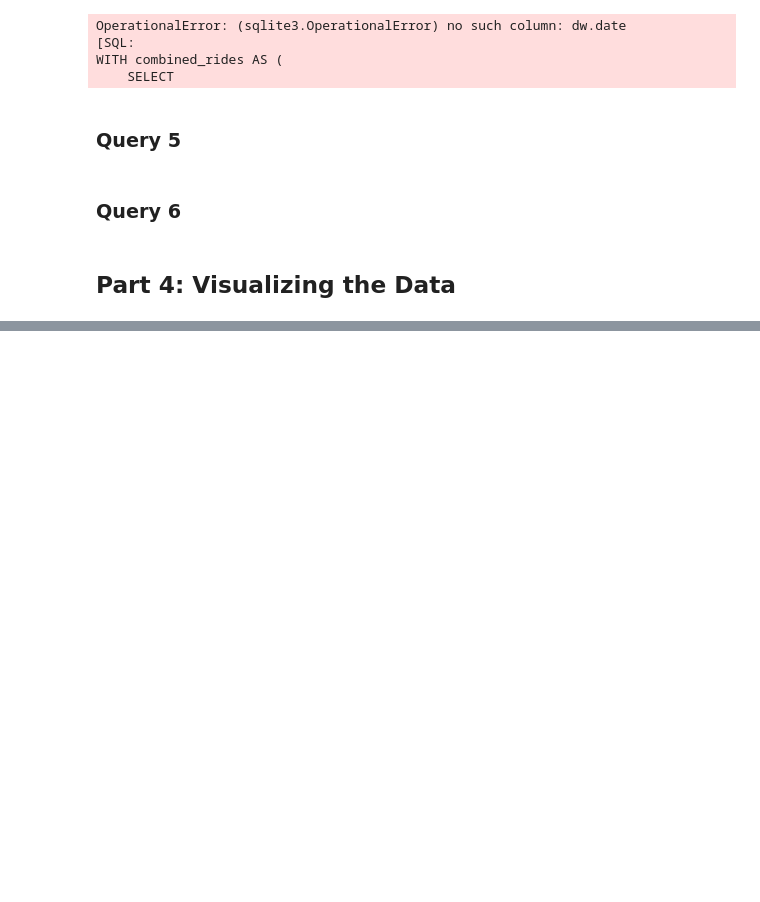
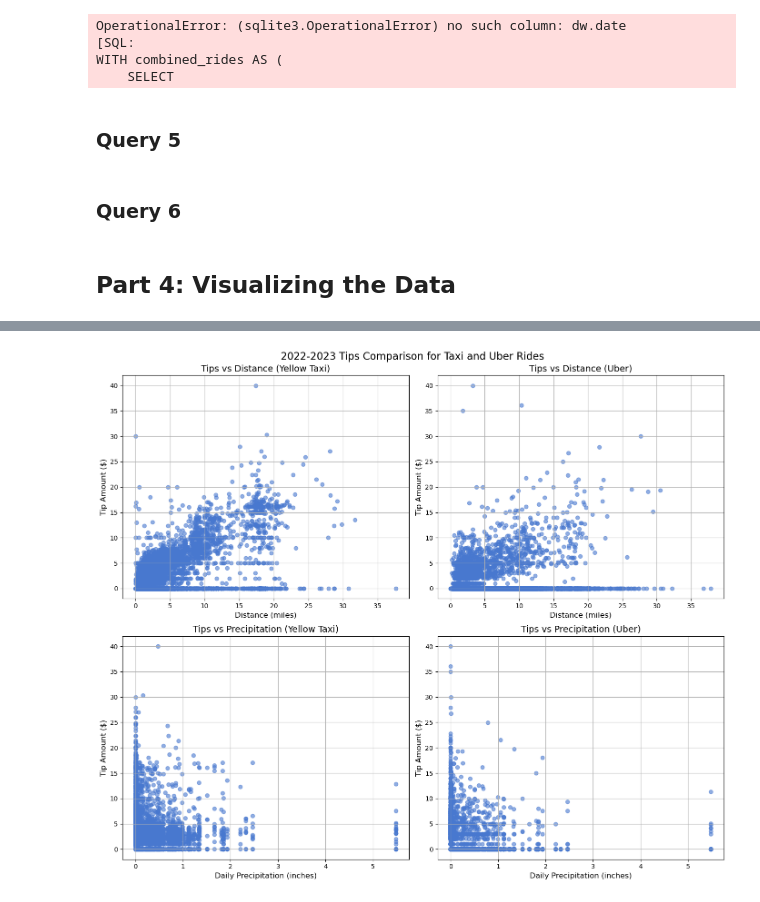
Before and after one commit to rosyzhj/4501-final-project, a Jupyter notebook: Project Scaffolding.ipynb, the cells around one changed output, grey strips where cells are left out. Saved outputs shown, nothing was run; the diff lists cells and outputs as text; code cells hidden in the pictures; blank space fills up the shorter version.

```diff
--- a/Project Scaffolding.ipynb
+++ b/Project Scaffolding.ipynb
@@ -1079,0 +1362,41 @@ plot_visual_1(some_dataframe)
+# %%
+def get_data_for_visual_5(engine) -> (pd.DataFrame, pd.DataFrame):
+    """
+    Gets data relevant to Yellow Taxi and Uber rides with distance, tips and precipitation between
+    2022 and 2023.
+
+    Args:
+        engine: SQLAlchemy database engine.
+
+    Returns:
+        tuple: Two DataFrames, one for taxi data and one for Uber data.
+    """
+    taxi_query = """
+    SELECT
+        tt.tpep_pickup_datetime AS trip_datetime,
+        tt.trip_distance,
+        tt.tip_amount,
+        dw.daily_precipitation
+    FROM taxi_trips tt
+    LEFT JOIN daily_weather dw
+        ON DATE(tt.tpep_pickup_datetime) = DATE(dw.date)
+    WHERE strftime('%Y', tt.tpep_pickup_datetime) IN ('2022', '2023');
+    """
+
+    uber_query = """
+    SELECT
+        ut.pickup_datetime AS trip_datetime,
+        ut.trip_miles AS trip_distance,
+        ut.tips AS tip_amount,
+        dw.daily_precipitation
+    FROM uber_trips ut
+    LEFT JOIN daily_weather dw
+        ON DATE(ut.pickup_datetime) = DATE(dw.date)
+    WHERE strftime('%Y', ut.pickup_datetime) IN ('2022', '2023');
+    """
+
+    with engine.connect() as connection:
+        taxi_df = pd.read_sql_query(taxi_query, connection)
+        uber_df = pd.read_sql_query(uber_query, connection)
+
+    return taxi_df, uber_df
@@ -1079,0 +1452,5 @@ plot_visual_1(some_dataframe)
+# %%
+taxi_tip_df, uber_tip_df = get_data_for_visual_5(engine)
+plot_tip_comparison(taxi_tip_df, uber_tip_df)
+# %% [output]
+[figure, added]
```
Also changed, not shown: parts of 36 cells of this notebook.
